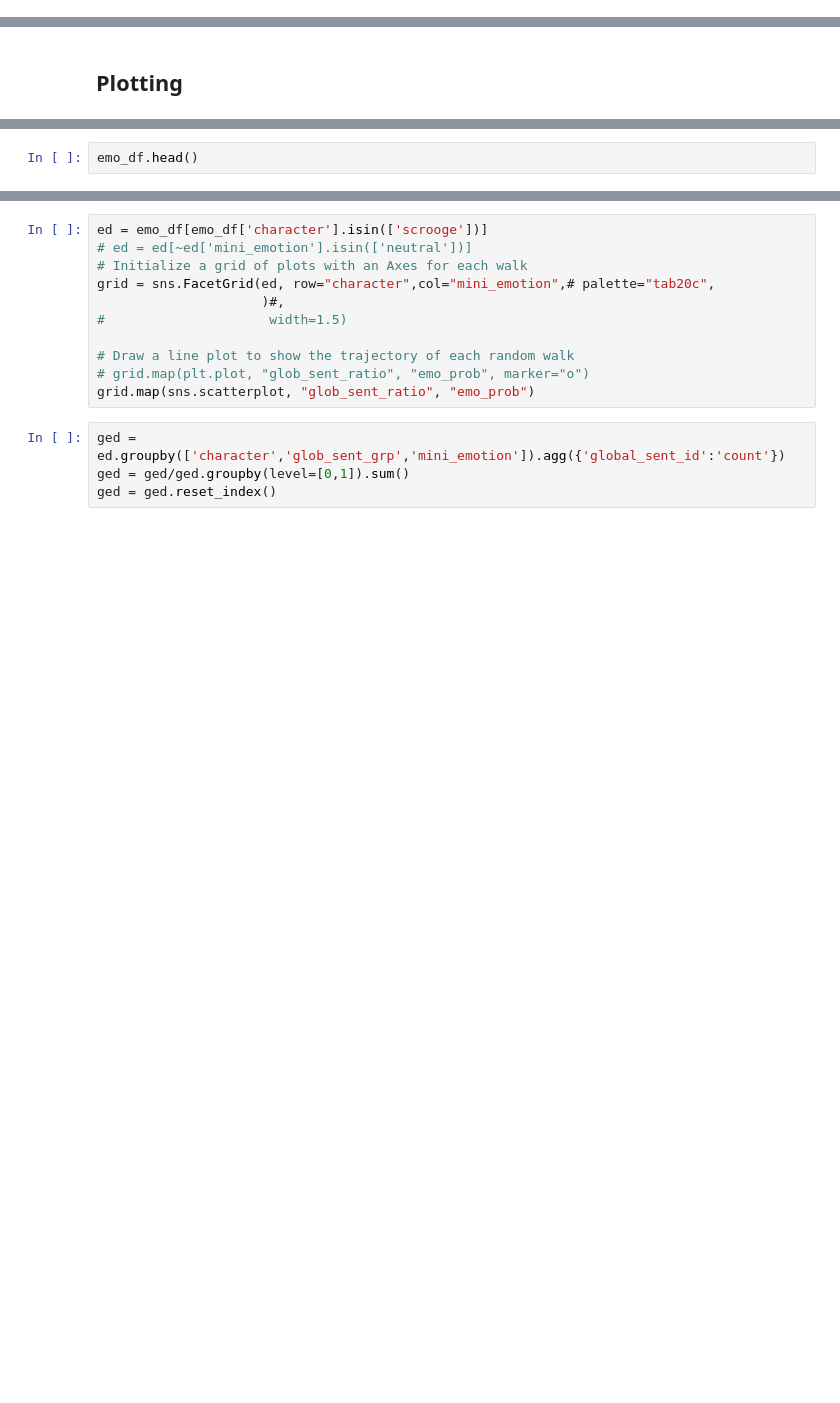
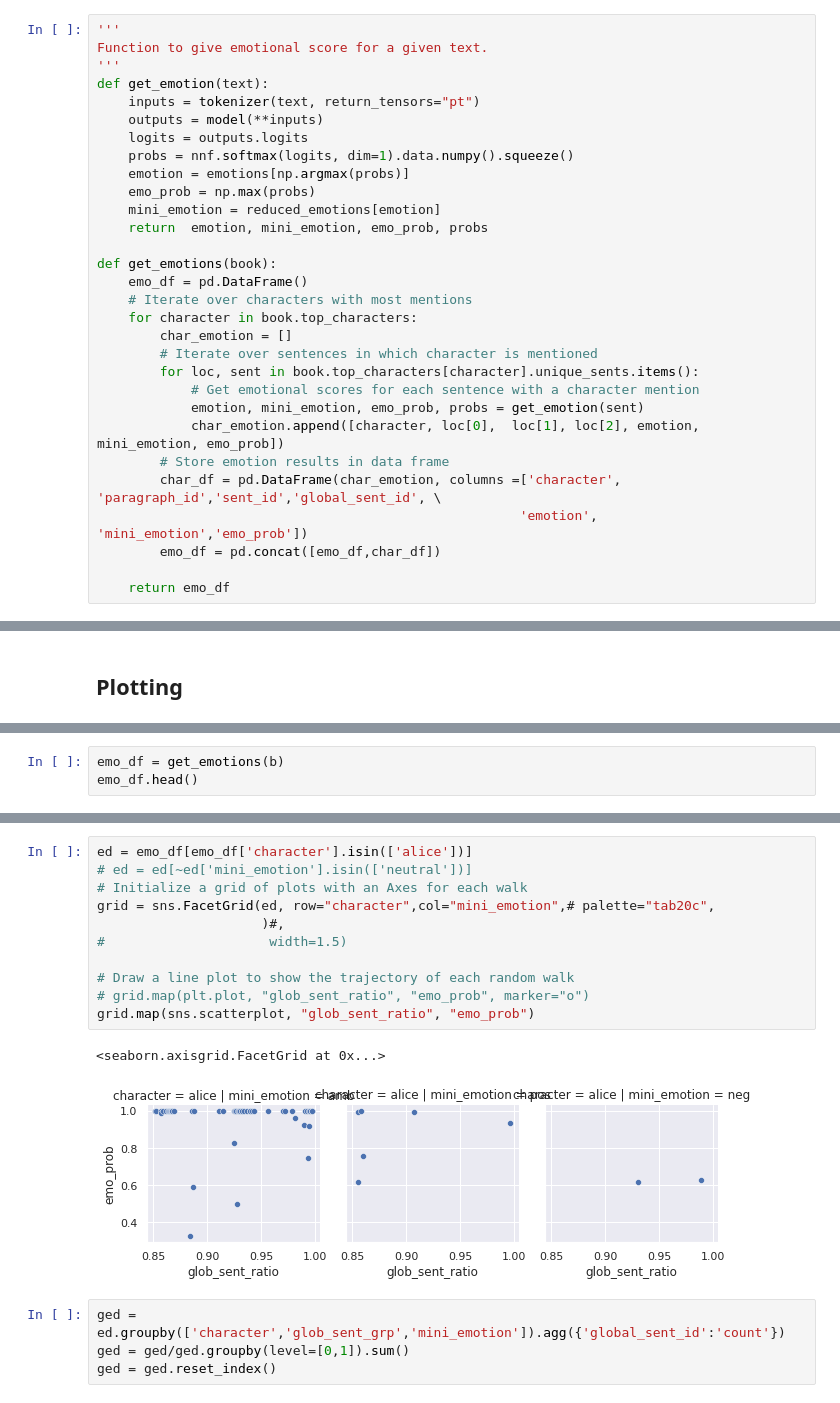
Before and after one commit to Dmacracy/Buskin, a Jupyter notebook: notebooks/Coref_and_POS.ipynb, the cells around one changed output, grey strips where cells are left out. Cells and saved outputs as stored; diff of their text form; blank space fills up the shorter version.

Commit message:
Some slight refactoring for running full pipeline and then also being able to load in parsed results.

```diff
--- a/notebooks/Coref_and_POS.ipynb
+++ b/notebooks/Coref_and_POS.ipynb
@@ -511,3 +521,33 @@ def process_data(dataPath, metaDataFile, outDir, every=True, top=True, verbose=F
+# %%
+'''
+Function to give emotional score for a given text.
+'''
+def get_emotion(text):
+    inputs = tokenizer(text, return_tensors="pt")
+    outputs = model(**inputs)
+    logits = outputs.logits
+    probs = nnf.softmax(logits, dim=1).data.numpy().squeeze()
+    emotion = emotions[np.argmax(probs)]
+    emo_prob = np.max(probs)
+    mini_emotion = reduced_emotions[emotion]
+    return  emotion, mini_emotion, emo_prob, probs
+
+def get_emotions(book):
+    emo_df = pd.DataFrame()
+    # Iterate over characters with most mentions
+    for character in book.top_characters:
+        char_emotion = []
+        # Iterate over sentences in which character is mentioned
+        for loc, sent in book.top_characters[character].unique_sents.items():
+            # Get emotional scores for each sentence with a character mention
+            emotion, mini_emotion, emo_prob, probs = get_emotion(sent)
+            char_emotion.append([character, loc[0],  loc[1], loc[2], emotion, mini_emotion, emo_prob])
+        # Store emotion results in data frame
+        char_df = pd.DataFrame(char_emotion, columns =['character', 'paragraph_id','sent_id','global_sent_id', \
+                                                      'emotion', 'mini_emotion','emo_prob'])
+        emo_df = pd.concat([emo_df,char_df])
+
+    return emo_df
 # %%
 # Define Paths and fileNames:
 dataPath = "../../datasets/Gutenberg/txt/"
@@ -589,2 +604,3 @@ sns.set_theme()
 # %%
+emo_df = get_emotions(b)
 emo_df.head()
@@ -595,14 +626,17 @@ emo_df.groupby('character').count()
 # %%
-ed = emo_df[emo_df['character'].isin(['scrooge'])]
+ed = emo_df[emo_df['character'].isin(['alice'])]
 # ed = ed[~ed['mini_emotion'].isin(['neutral'])]
 # Initialize a grid of plots with an Axes for each walk
 grid = sns.FacetGrid(ed, row="character",col="mini_emotion",# palette="tab20c",
                      )#,
 #                     width=1.5)
 
 # Draw a line plot to show the trajectory of each random walk
 # grid.map(plt.plot, "glob_sent_ratio", "emo_prob", marker="o")
 grid.map(sns.scatterplot, "glob_sent_ratio", "emo_prob")
+# %% [output]
+<seaborn.axisgrid.FacetGrid at 0x...>
+[figure, added]
 # %%
 ged = ed.groupby(['character','glob_sent_grp','mini_emotion']).agg({'global_sent_id':'count'})
 ged = ged/ged.groupby(level=[0,1]).sum()
```
Also changed, not shown: parts of 30 cells of this notebook, 1 other file.
